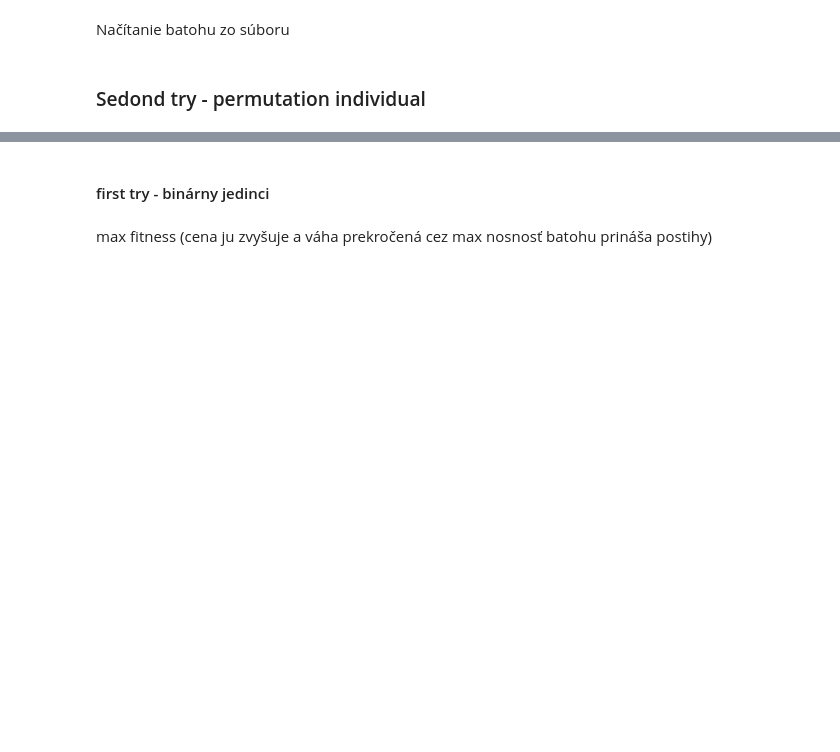
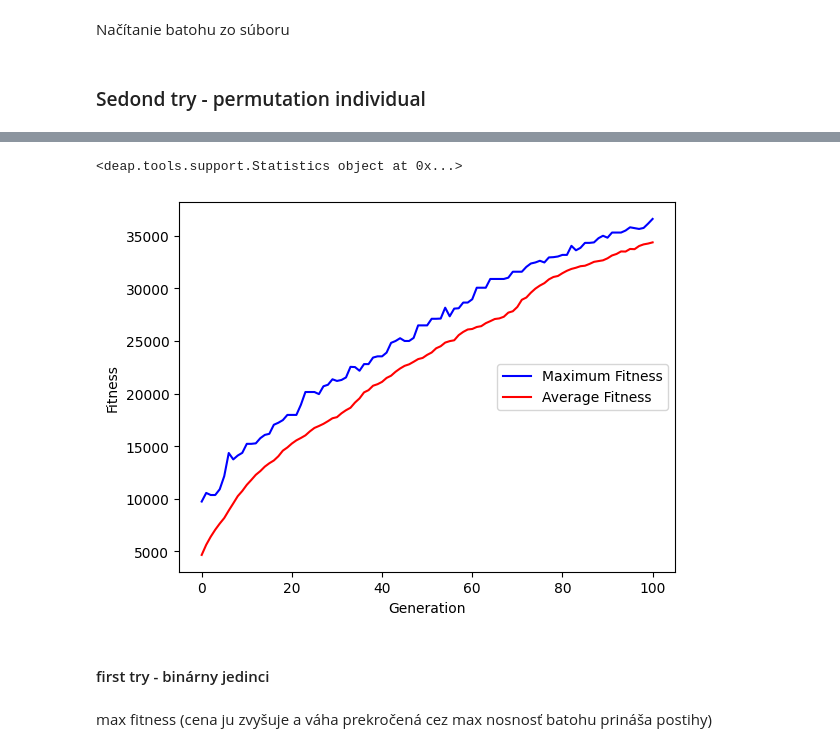
Before and after one commit to PatrikBacko/Prirodou-inspirovane-algoritmy, a Jupyter notebook: HW/01/batoh.ipynb, the cells around one changed output, grey strips where cells are left out. Cells and saved outputs as stored; diff of their text form; code cells hidden in the pictures; blank space fills up the shorter version.

```diff
--- a/HW/01/batoh.ipynb
+++ b/HW/01/batoh.ipynb
@@ -113,5 +116,5 @@ toolbox.register("select", tools.selTournament, tournsize = 3)
 # %%
-POP_SIZE = 2_000
+POP_SIZE = 500
 GEN_COUNT = 10_000
 
 
@@ -139,3 +159,29 @@ print(fitness_batoh_perm(hof[0]))
+# %%
+print(stats)
+# %% [output]
+<deap.tools.support.Statistics object at 0x...>
+# %%
+gen = log.select("gen")
+maxs = log.select("max")
+avgs = log.select("avg")
+
+import matplotlib.pyplot as plt
+
+fig, ax1 = plt.subplots()
+line1 = ax1.plot(gen, maxs, "b-", label="Maximum Fitness")
+ax1.set_xlabel("Generation")
+ax1.set_ylabel("Fitness")
+
+
+line2 = ax1.plot(gen, avgs, "r-", label="Average Fitness")
+
+lns = line1 + line2
+labs = [l.get_label() for l in lns]
+ax1.legend(lns, labs, loc="center right")
+
+plt.show()
+# %% [output]
+[figure, added]
 # %% [markdown]
 #### first try - binárny jedinci
 # %% [markdown]
```
Also changed, not shown: parts of 10 cells of this notebook, 1 other file.
